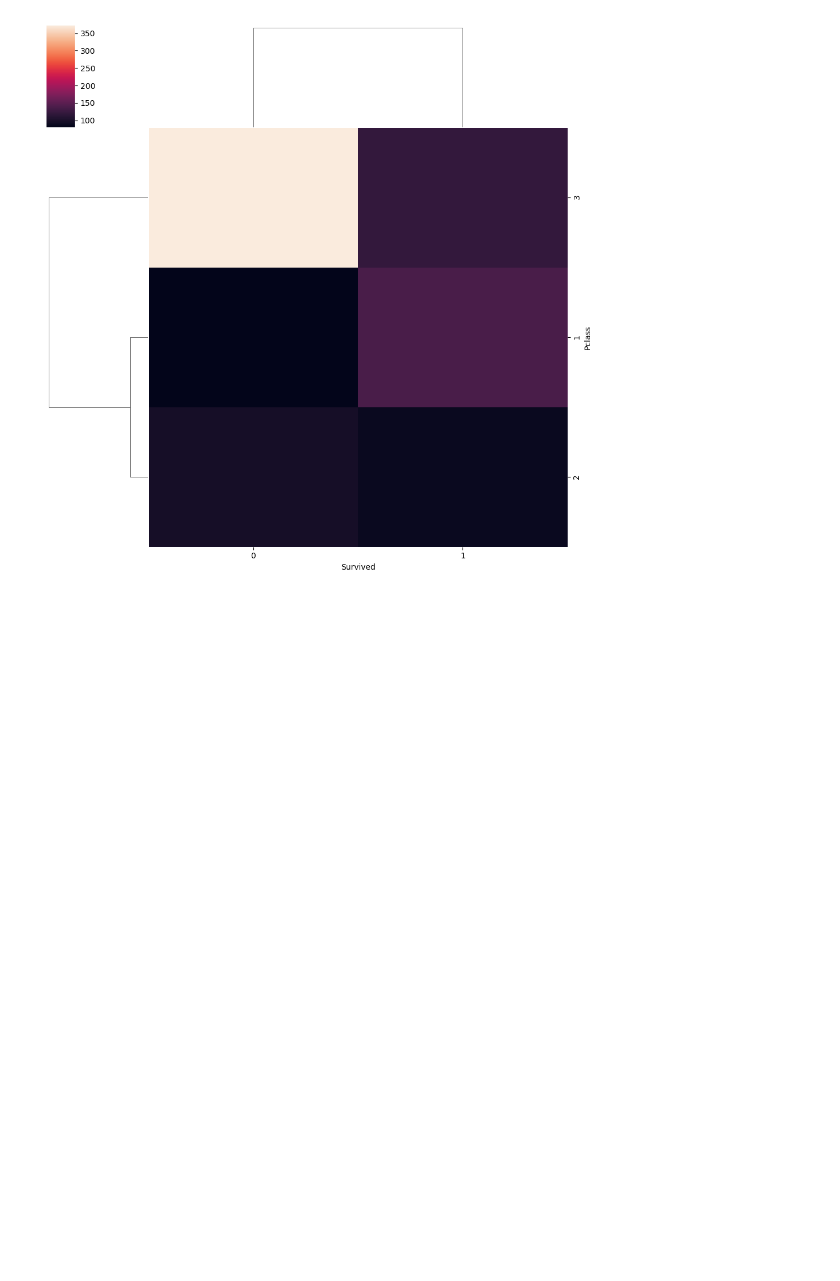
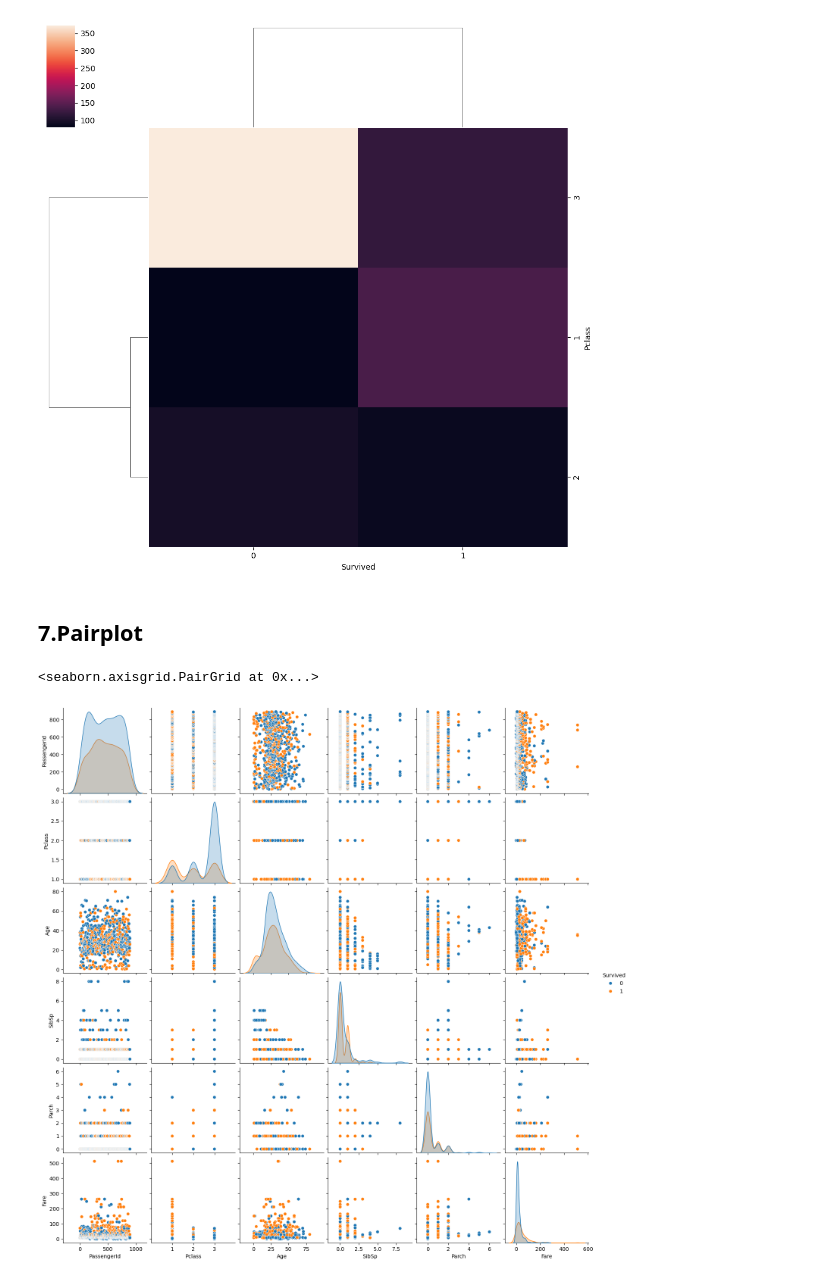
Before and after one commit to 07fahim/Python, a Jupyter notebook: Python/EDA Analysis/EDA using Bivariate and Multivariate Analysis.ipynb, the cells around one changed output. Saved outputs shown, nothing was run; the diff lists cells and outputs as text; code cells hidden in the pictures; blank space fills up the shorter version.

```diff
--- a/Python/EDA Analysis/EDA using Bivariate and Multivariate Analysis.ipynb
+++ b/Python/EDA Analysis/EDA using Bivariate and Multivariate Analysis.ipynb
@@ -146,3 +146,10 @@ sns.clustermap(pd.crosstab(titanic['Pclass'],titanic['Survived']))
 # %% [output]
 <seaborn.matrix.ClusterGrid at 0x...>
 [figure]
+# %% [markdown]
+## 7.Pairplot
+# %%
+sns.pairplot(titanic,hue="Survived")
+# %% [output]
+<seaborn.axisgrid.PairGrid at 0x...>
+[figure, added]
```
Also changed, not shown: parts of 3 cells of this notebook.
